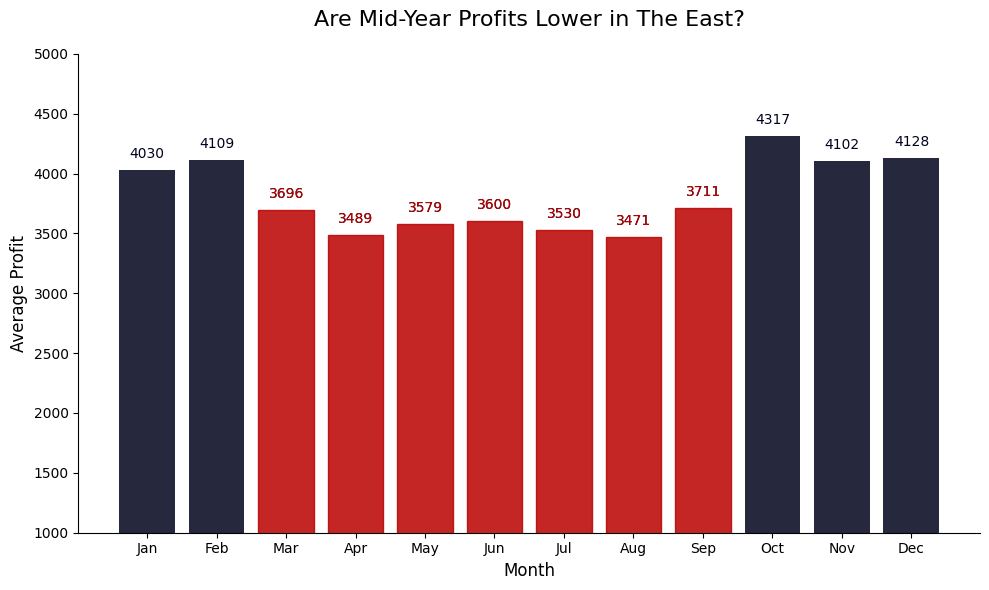
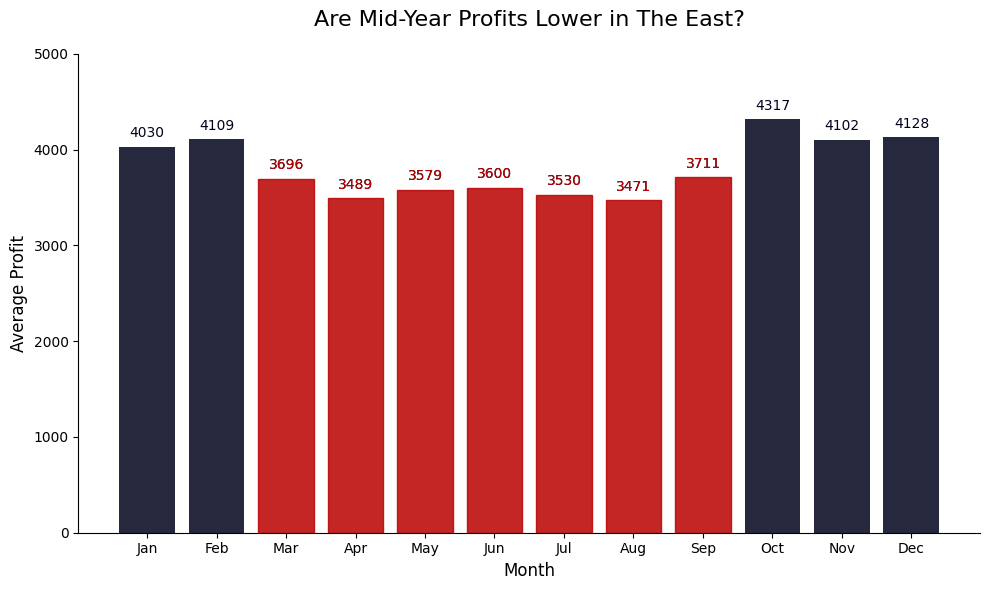
Unified diff of the notebook cell whose output changed from the first chart to the second:
--- before
+++ after
@@ -49,7 +49,7 @@
 
 plt.xlabel("Month", fontsize=12)
-plt.ylabel("Average Profit", fontsize=12)  
+plt.ylabel("Average Profit in Republic Credits", fontsize=12)  
 plt.xticks(ticks=range(1,13), labels=['Jan','Feb','Mar','Apr','May','Jun','Jul','Aug','Sep','Oct','Nov','Dec'])  
-plt.ylim(1000, 5000) 
+plt.ylim(0, 5000) 
 
 

Commit: added y label info and edited ylim range in charts